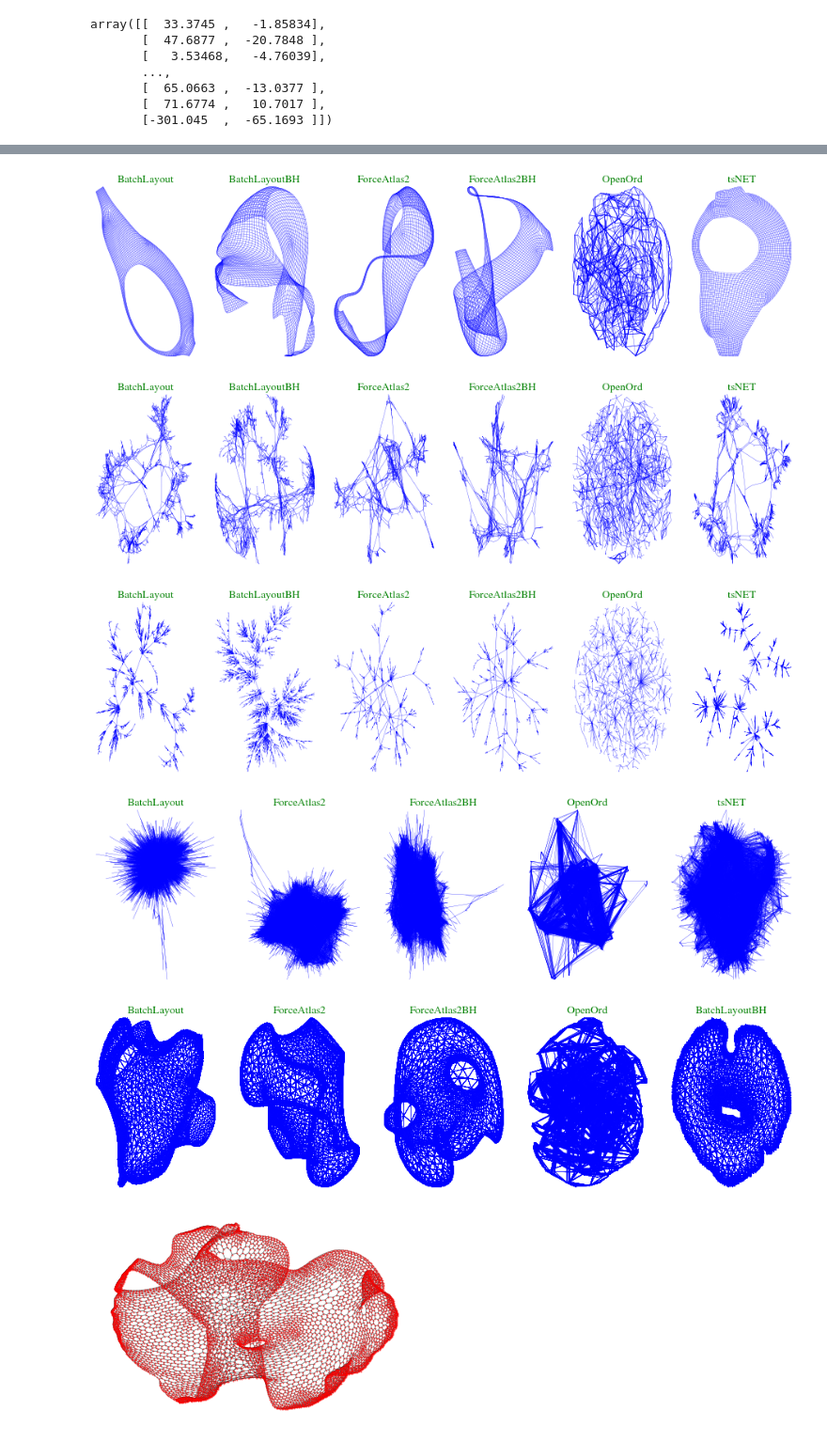
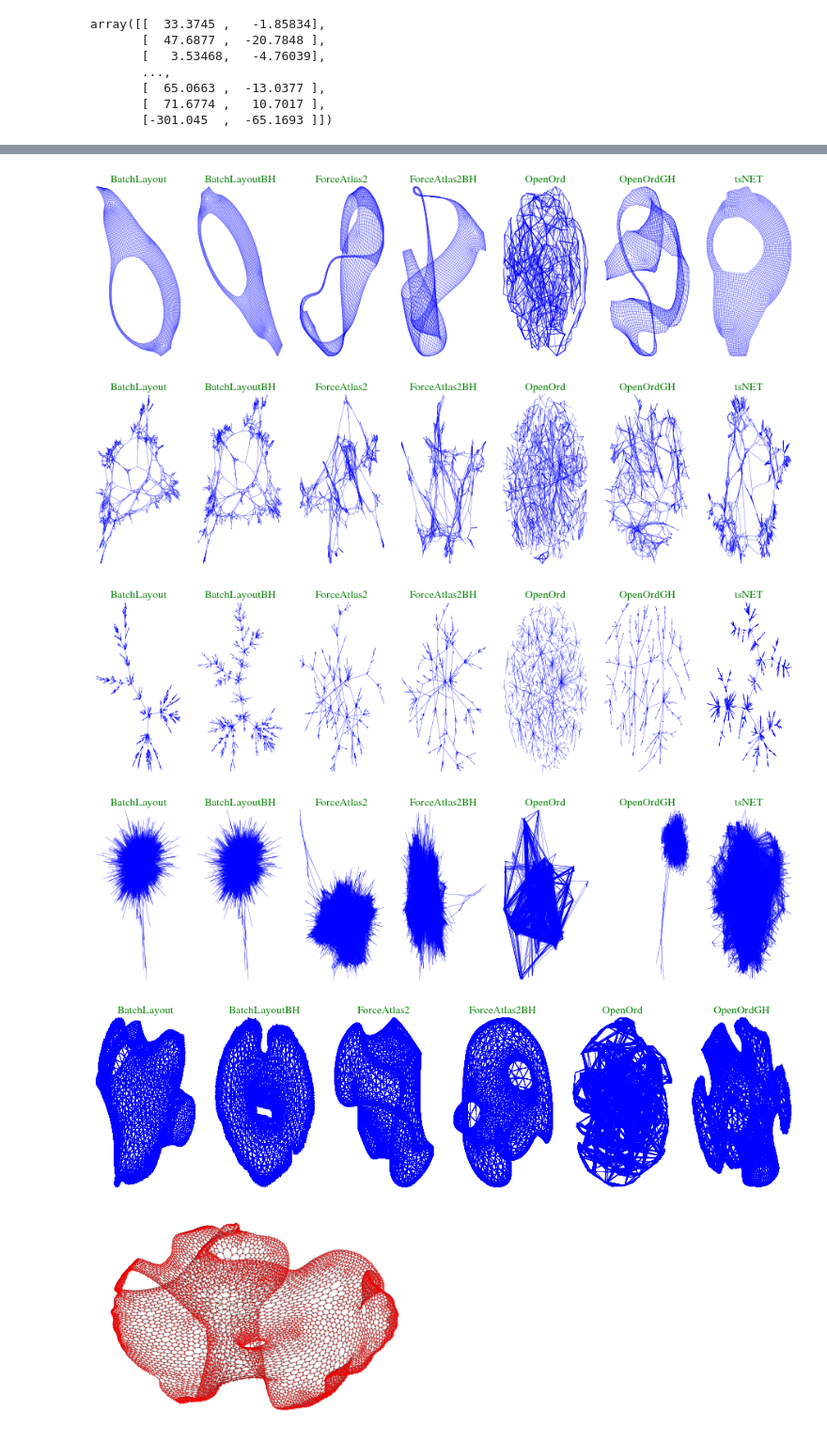
Before and after one commit to khaled-rahman/BatchLayout, a Jupyter notebook: visualize.ipynb, the cells around one changed output, grey strips where cells are left out. Shown at 94% size. Cells and saved outputs as stored; diff of their text form; code cells hidden in the pictures.

Commit message:
added higher iterations visualiation

```diff
--- a/visualize.ipynb
+++ b/visualize.ipynb
@@ -41,8 +41,8 @@ def drawnetworkxgraph(G, layout, ns, alp):
 # %%
 filename = "datasets/input/3elt_dual.mtx"
 filename = "datasets/input/grid2_dual.mtx"
-#filename = "datasets/input/power.mtx"
-#filename = "datasets/input/sf_ba6000.mtx"
+filename = "datasets/input/power.mtx"
+filename = "datasets/input/sf_ba6000.mtx"
 #filename = "datasets/input/Topics_Graph.mtx"
 #filename = "datasets/input/tube2.mtx"
 graph = mmread(filename)
@@ -180,25 +182,28 @@ drawlinegraphA(graph, [algo23elt_dual, algoBH3elt_dual, forceatlas23elt_dual, fo
 # %%
 drawlinegraphA(graph, [algo2grid2_dual, algoBHgrid2_dual, forceatlas2grid2_dual, forceatlas2bhgrid2_dual,
-                       openordgrid2_dual,
-                  tsNETgrid2_dual], ["BatchLayout", "BatchLayoutBH" , "ForceAtlas2", "ForceAtlas2BH", "OpenOrd", "tsNET"])
+                       openordgrid2_dual,openordGHgrid2_dual, tsNETgrid2_dual], ["BatchLayout",
+                            "BatchLayoutBH" , "ForceAtlas2", "ForceAtlas2BH", "OpenOrd", "OpenOrdGH", "tsNET"])
 # %% [output]
-[figure, old version]
+[figure, new version]
 # %%
-drawlinegraphA(graph, [algo2power, algoBHpower,forceatlas2power, forceatlas2bhpower, openordpower,
-                  tsNETpower], ["BatchLayout", "BatchLayoutBH" , "ForceAtlas2", "ForceAtlas2BH", "OpenOrd", "tsNET"])
+drawlinegraphA(graph, [algo2power, algoBHpower,forceatlas2power, forceatlas2bhpower, openordpower, openordGHpower,
+                  tsNETpower],
+               ["BatchLayout", "BatchLayoutBH" , "ForceAtlas2", "ForceAtlas2BH", "OpenOrd", "OpenOrdGH","tsNET"])
 # %% [output]
-[figure, old version]
+[figure, new version]
 # %%
-drawlinegraphA(graph, [algo2sf_ba6000, algoBHsf_ba6000, forceatlas2sf_ba6000, forceatlas2bhsf_ba6000, openordsf_ba6000, tsNETsf_ba6000],
-                       ["BatchLayout", "BatchLayoutBH" , "ForceAtlas2", "ForceAtlas2BH", "OpenOrd", "tsNET"])
+drawlinegraphA(graph, [algo2sf_ba6000, algoBHsf_ba6000, forceatlas2sf_ba6000, forceatlas2bhsf_ba6000,
+                       openordsf_ba6000, openordGHsf_ba6000, tsNETsf_ba6000],
+                       ["BatchLayout", "BatchLayoutBH" , "ForceAtlas2", "ForceAtlas2BH", "OpenOrd",
+                        "OpenOrdGH", "tsNET"])
 # %% [output]
-[figure, old version]
+[figure, new version]
 # %%
-drawlinegraphA(graph, [algo2Topics_Graph, forceatlas2Topics_Graph, forceatlas2bhTopics_Graph, openordTopics_Graph,
-                       tsNETTopics_Graph],
-               ["BatchLayout", "ForceAtlas2", "ForceAtlas2BH", "OpenOrd", "tsNET"])
+drawlinegraphA(graph, [algo2Topics_Graph, algoBHTopics_Graph, forceatlas2Topics_Graph, forceatlas2bhTopics_Graph,
+                       openordTopics_Graph, openordGHTopics_Graph, tsNETTopics_Graph],
+               ["BatchLayout", "BatchLayoutBH","ForceAtlas2", "ForceAtlas2BH", "OpenOrd", "OpenOrdGH","tsNET"])
 # %% [output]
-[figure, old version]
+[figure, new version]
 # %%
 readCoordinatesFromGML("datasets/output/tube2.forceatlas2_300.gml")
 readCoordinatesFromGML("datasets/output/tube2.forceatlas2_BH_300.gml")
@@ -212,10 +217,10 @@ forceatlas2tube2 = readCoordinates("datasets/output/tube2.forceatlas2_300.gml.tx
 forceatlas2bhtube2 = readCoordinates("datasets/output/tube2.forceatlas2_BH_300.gml.txt")
 tsNETtube2 = readCoordinates("datasets/output/tube2.tsNET_300.txt")
 # %%
-drawlinegraphA(graph, [algo2tube2, forceatlas2tube2, forceatlas2bhtube2, openordtube2,
-                  algo1BHtube2], ["BatchLayout", "ForceAtlas2", "ForceAtlas2BH", "OpenOrd", "BatchLayoutBH"])
+drawlinegraphA(graph, [algo2tube2, algo1BHtube2, forceatlas2tube2, forceatlas2bhtube2, openordtube2,openorGHdtube2
+                  ], ["BatchLayout", "BatchLayoutBH","ForceAtlas2", "ForceAtlas2BH", "OpenOrd", "OpenOrdGH"])
 # %% [output]
-[figure, old version]
+[figure, new version]
 # %%
 drawnetworkxgraph(G, algo13elt_dual, 1.2, 0.4)
 # %% [output]
```
Also changed, not shown: parts of 6 cells of this notebook.
